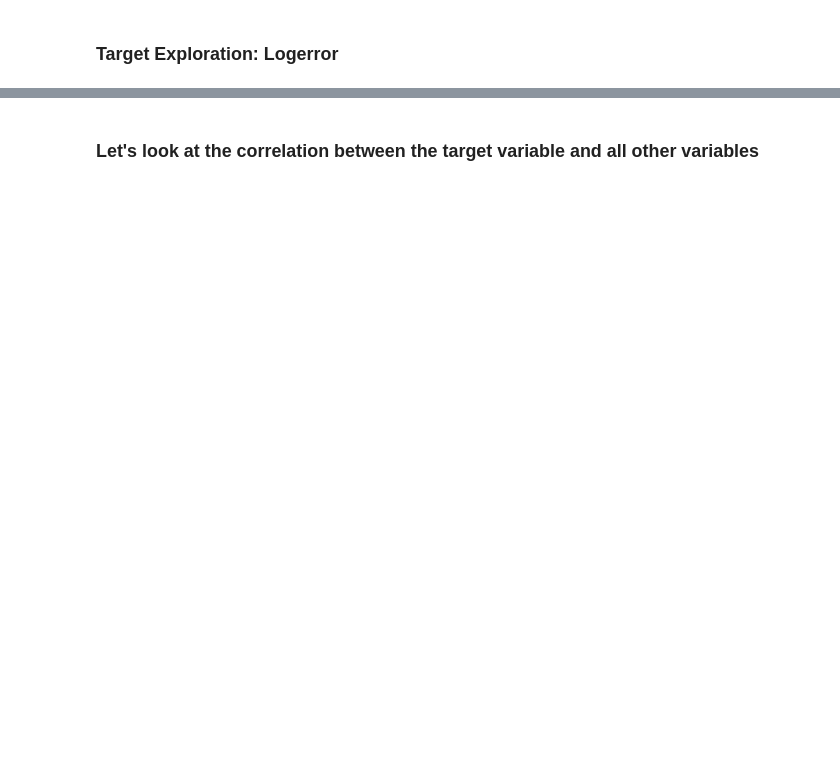
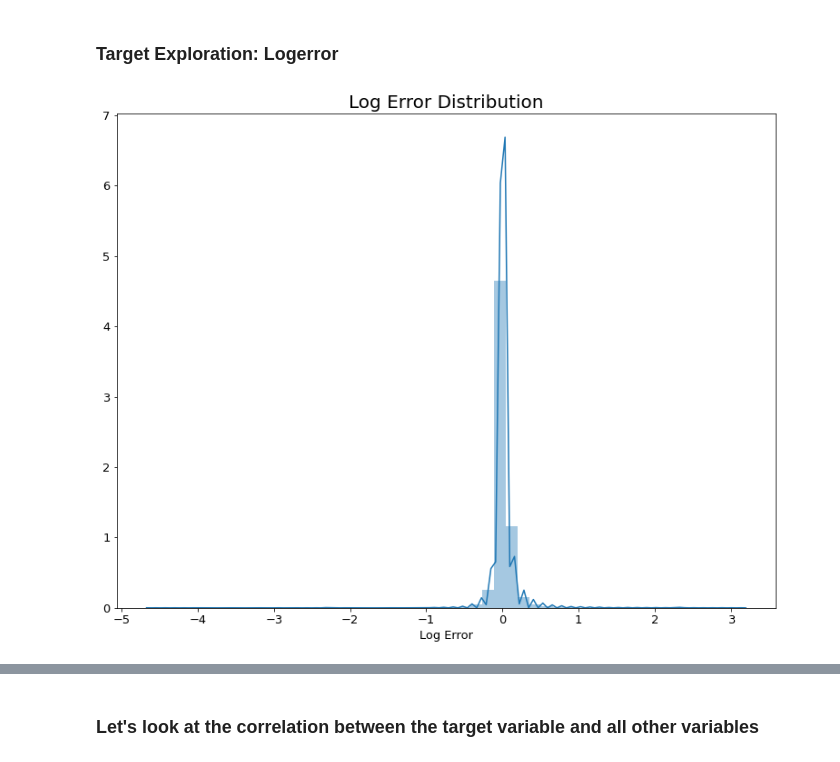
Before and after one commit to clustering-for-log-error/clustering-for-log-error, a Jupyter notebook: clustering_for_log_error_final.ipynb, the cells around one changed output, grey strips where cells are left out. Cells and saved outputs as stored; diff of their text form; code cells hidden in the pictures; blank space fills up the shorter version.

```diff
--- a/clustering_for_log_error_final.ipynb
+++ b/clustering_for_log_error_final.ipynb
@@ -265,6 +276,12 @@ scaler, train_scaled, test_scaled = split_scale.min_max_scaler(train, test)
 plt.rc('figure', figsize=(13, 10))
 plt.rc('font', size=13)
 # %%
-# # overall logerror distribution
-# sns.distplot(df.logerror)
+# overall logerror distribution
+sns.distplot(df.logerror)
+plt.title('Log Error Distribution', fontsize=20)
+plt.xlabel('Log Error')
+
+plt.show()
+# %% [output]
+[figure, added]
 # %%
```
Also changed, not shown: parts of 74 cells of this notebook, 1 other file.
